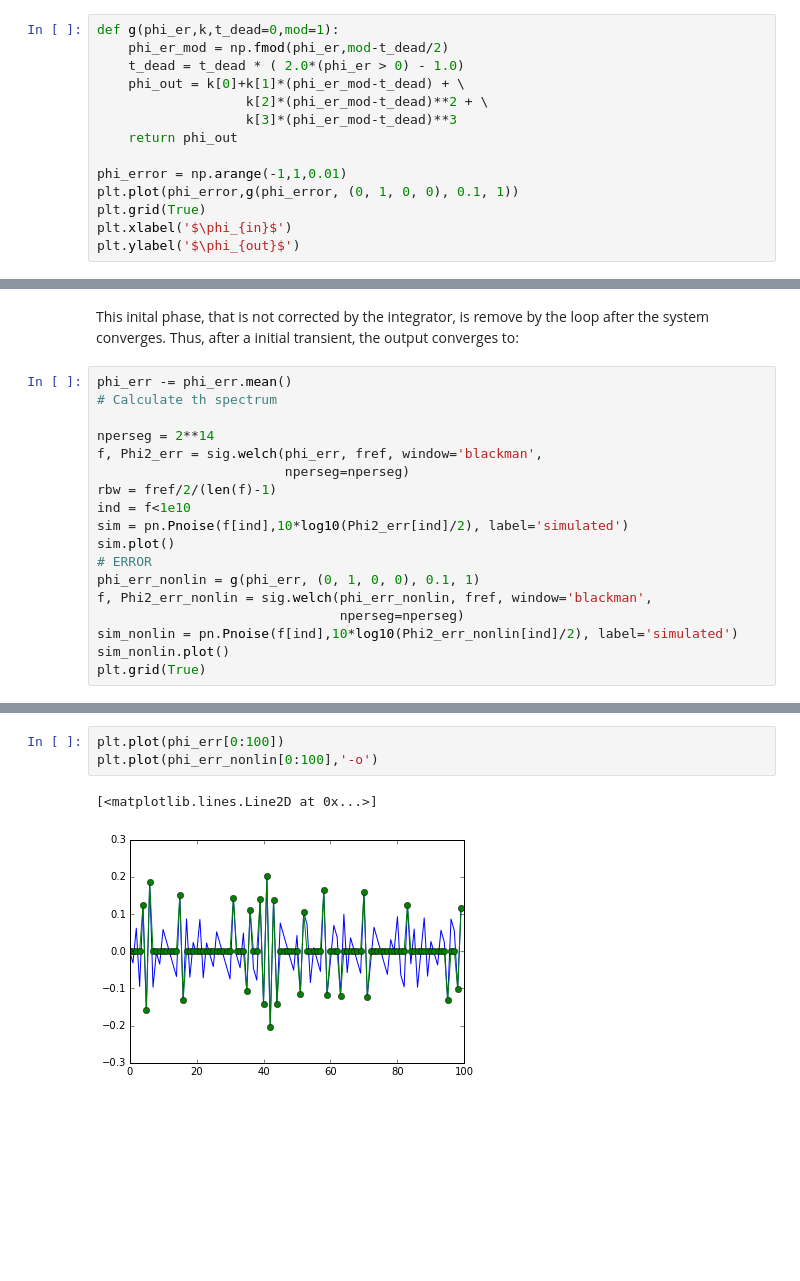
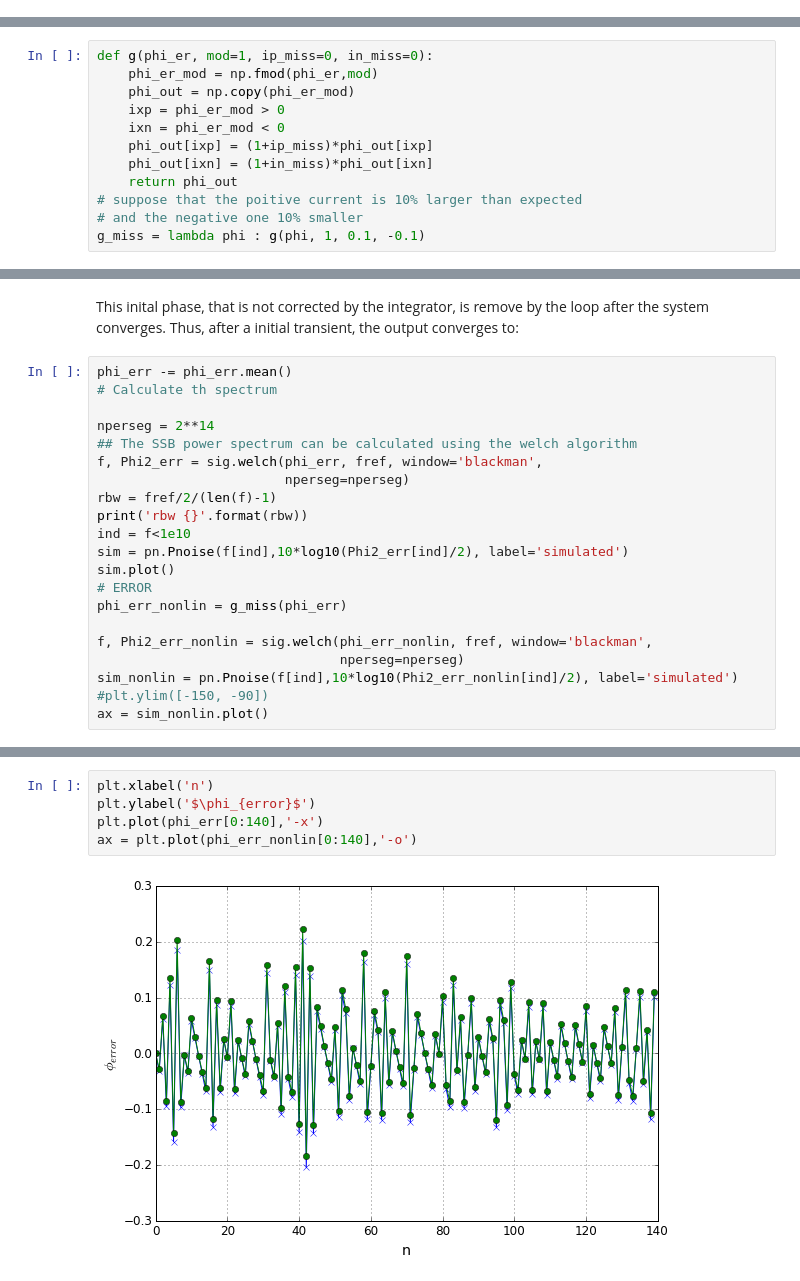
Before and after one commit to ivan33609/plldesigner, a Jupyter notebook: notebooks/Linearity.ipynb, the cells around one changed output, grey strips where cells are left out. Cells and saved outputs as stored; diff of their text form; blank space fills up the shorter version.

Commit message:
Grids and fonts some new organization not cfrac

```diff
--- a/notebooks/Linearity.ipynb
+++ b/notebooks/Linearity.ipynb
@@ -66,14 +46,0 @@ The follow
-# %%
-def g(phi_er,k,t_dead=0,mod=1):
-    phi_er_mod = np.fmod(phi_er,mod-t_dead/2)
-    t_dead = t_dead * ( 2.0*(phi_er > 0) - 1.0)
-    phi_out = k[0]+k[1]*(phi_er_mod-t_dead) + \
-                   k[2]*(phi_er_mod-t_dead)**2 + \
-                   k[3]*(phi_er_mod-t_dead)**3
-    return phi_out
-
-phi_error = np.arange(-1,1,0.01)
-plt.plot(phi_error,g(phi_error, (0, 1, 0, 0), 0.1, 1))
-plt.grid(True)
-plt.xlabel('$\phi_{in}$')
-plt.ylabel('$\phi_{out}$')
@@ -82,0 +71,12 @@ plt.ylabel('$\phi_{out}$')
+# %%
+def g(phi_er, mod=1, ip_miss=0, in_miss=0):
+    phi_er_mod = np.fmod(phi_er,mod)
+    phi_out = np.copy(phi_er_mod)
+    ixp = phi_er_mod > 0
+    ixn = phi_er_mod < 0
+    phi_out[ixp] = (1+ip_miss)*phi_out[ixp]
+    phi_out[ixn] = (1+in_miss)*phi_out[ixn]
+    return phi_out
+# suppose that the poitive current is 10% larger than expected
+# and the negative one 10% smaller
+g_miss = lambda phi : g(phi, 1, 0.1, -0.1)
@@ -106,17 +116,20 @@ phi_err -= phi_err.mean()
 # Calculate th spectrum
 
 nperseg = 2**14
+## The SSB power spectrum can be calculated using the welch algorithm
 f, Phi2_err = sig.welch(phi_err, fref, window='blackman',
                         nperseg=nperseg)
 rbw = fref/2/(len(f)-1)
+print('rbw {}'.format(rbw))
 ind = f<1e10
 sim = pn.Pnoise(f[ind],10*log10(Phi2_err[ind]/2), label='simulated')
 sim.plot()
 # ERROR
-phi_err_nonlin = g(phi_err, (0, 1, 0, 0), 0.1, 1)
+phi_err_nonlin = g_miss(phi_err)
+
 f, Phi2_err_nonlin = sig.welch(phi_err_nonlin, fref, window='blackman',
                                nperseg=nperseg)
 sim_nonlin = pn.Pnoise(f[ind],10*log10(Phi2_err_nonlin[ind]/2), label='simulated')
-sim_nonlin.plot()
-plt.grid(True)
+#plt.ylim([-150, -90])
+ax = sim_nonlin.plot()
 # %% [output]
@@ -124,6 +140,7 @@ plt.grid(True)
 # %%
-plt.plot(phi_err[0:100])
-plt.plot(phi_err_nonlin[0:100],'-o')
+plt.xlabel('n')
+plt.ylabel('$\phi_{error}$')
+plt.plot(phi_err[0:140],'-x')
+ax = plt.plot(phi_err_nonlin[0:140],'-o')
 # %% [output]
-[<matplotlib.lines.Line2D at 0x...>]
-[figure, old version]
+[figure, new version]
```
Also changed, not shown: parts of 18 cells of this notebook.
